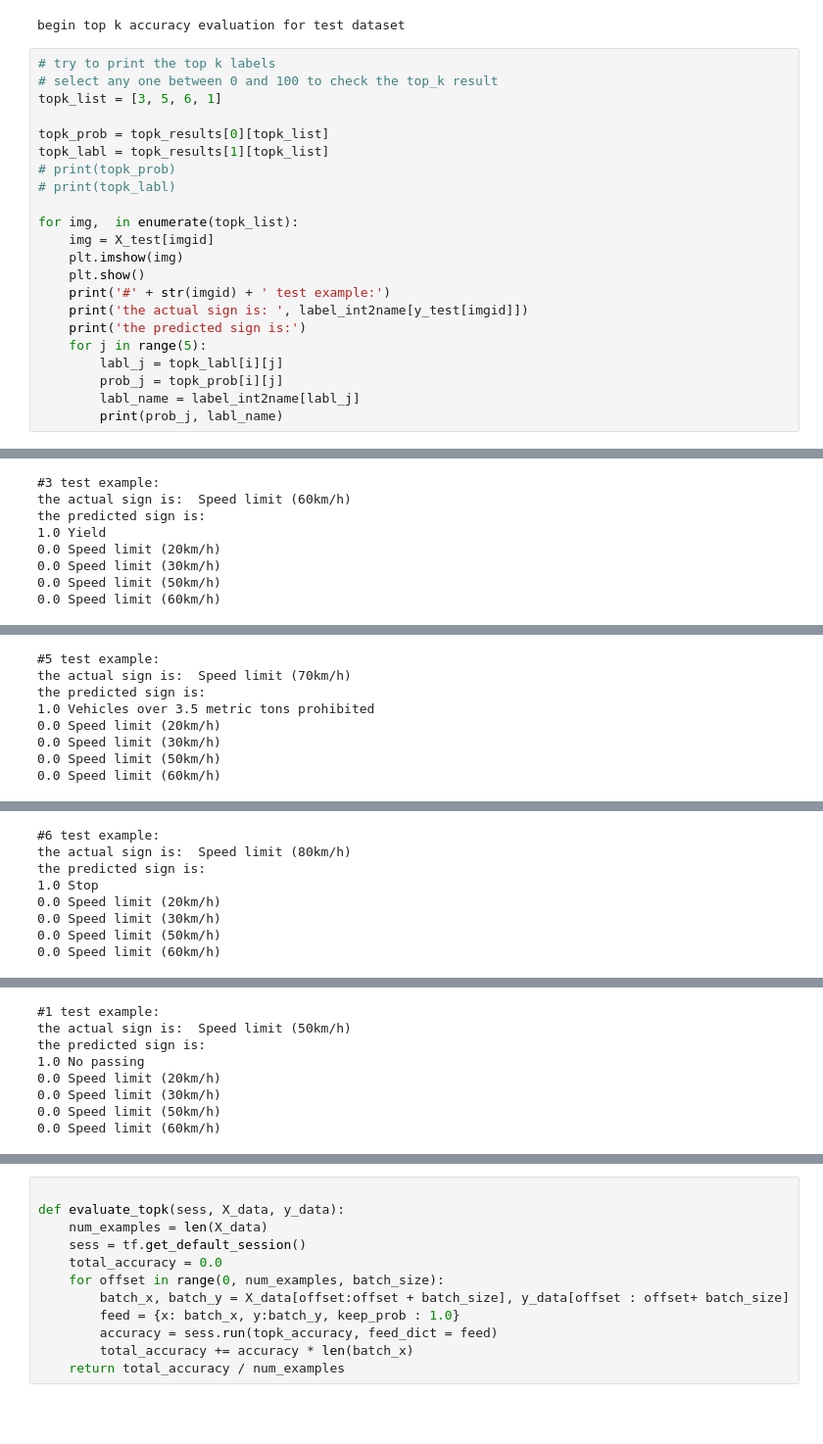
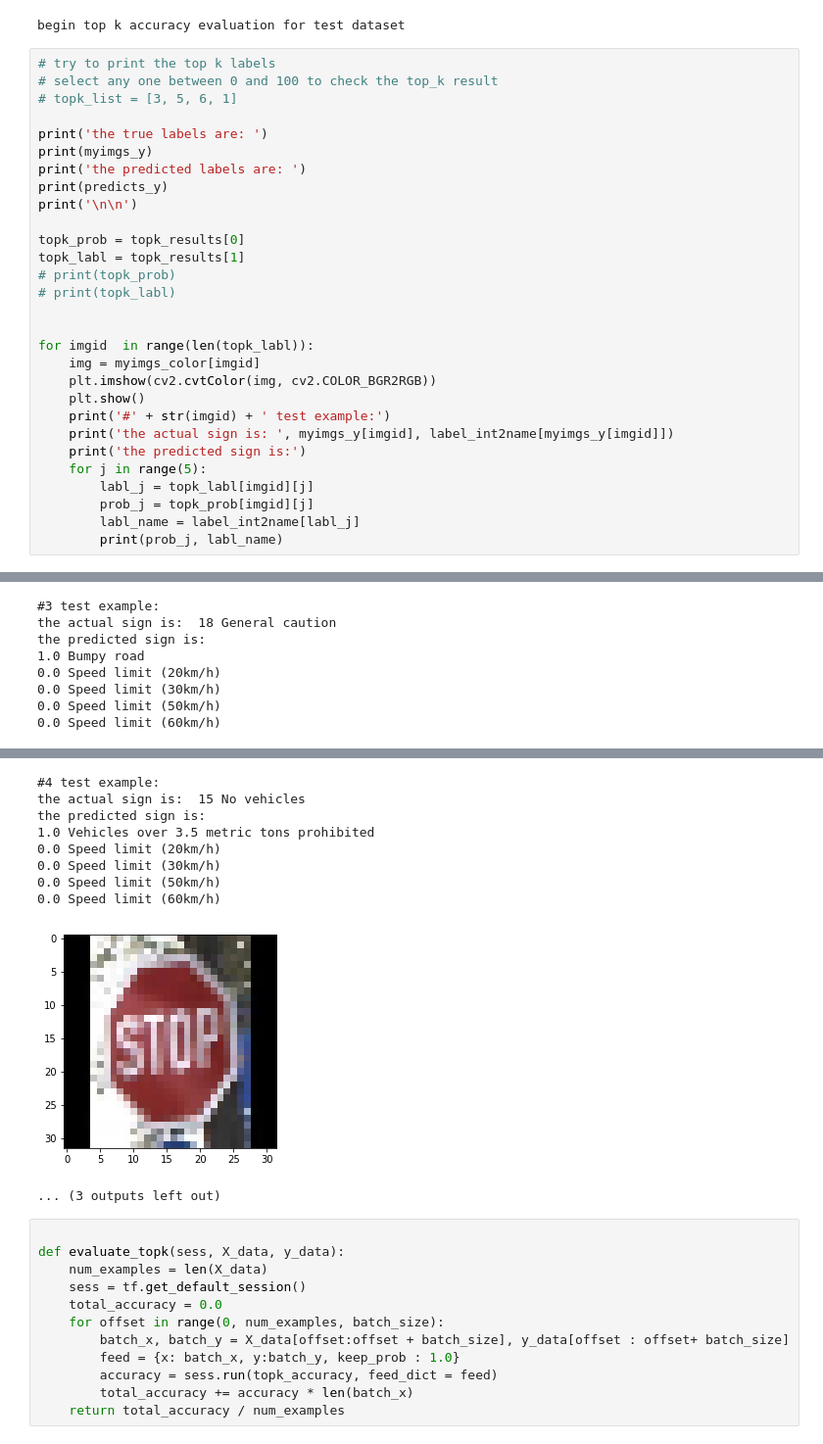
Before and after one commit to easyfly007/autodrive_projects, a Jupyter notebook: proj_traffic_sign_classifier/Traffic_Sign_Classifier.ipynb, the cells around one changed output, grey strips where cells are left out. Shown at 98% size. Cells and saved outputs as stored; diff of their text form; blank space fills up the shorter version.

Commit message:
add the topk result

```diff
--- a/proj_traffic_sign_classifier/Traffic_Sign_Classifier.ipynb
+++ b/proj_traffic_sign_classifier/Traffic_Sign_Classifier.ipynb
@@ -670,23 +669,30 @@ begin top k accuracy evaluation for test dataset
 # %%
 # try to print the top k labels
 # select any one between 0 and 100 to check the top_k result
-topk_list = [3, 5, 6, 1]
+# topk_list = [3, 5, 6, 1]
 
-topk_prob = topk_results[0][topk_list]
-topk_labl = topk_results[1][topk_list]
+print('the true labels are: ')
+print(myimgs_y)
+print('the predicted labels are: ')
+print(predicts_y)
+print('\n\n')
+
+topk_prob = topk_results[0]
+topk_labl = topk_results[1]
 # print(topk_prob)
 # print(topk_labl)
 
-for img,  in enumerate(topk_list):
-    img = X_test[imgid]
-    plt.imshow(img)
+
+for imgid  in range(len(topk_labl)):
+    img = myimgs_color[imgid]
+    plt.imshow(cv2.cvtColor(img, cv2.COLOR_BGR2RGB))
     plt.show()
     print('#' + str(imgid) + ' test example:')
-    print('the actual sign is: ', label_int2name[y_test[imgid]])
+    print('the actual sign is: ', myimgs_y[imgid], label_int2name[myimgs_y[imgid]])
     print('the predicted sign is:')
     for j in range(5):
-        labl_j = topk_labl[i][j]
-        prob_j = topk_prob[i][j]
+        labl_j = topk_labl[imgid][j]
+        prob_j = topk_prob[imgid][j]
         labl_name = label_int2name[labl_j]
         print(prob_j, labl_name)
 # %% [output]
@@ -694,8 +703,0 @@ for img,  in enumerate(topk_list):
-#3 test example:
-the actual sign is:  Speed limit (60km/h)
-the predicted sign is:
-1.0 Yield
-0.0 Speed limit (20km/h)
-0.0 Speed limit (30km/h)
-0.0 Speed limit (50km/h)
-0.0 Speed limit (60km/h)
@@ -703,8 +712,0 @@ the predicted sign is:
-#5 test example:
-the actual sign is:  Speed limit (70km/h)
-the predicted sign is:
-1.0 Vehicles over 3.5 metric tons prohibited
-0.0 Speed limit (20km/h)
-0.0 Speed limit (30km/h)
-0.0 Speed limit (50km/h)
-0.0 Speed limit (60km/h)
@@ -712,8 +721,0 @@ the predicted sign is:
-#6 test example:
-the actual sign is:  Speed limit (80km/h)
-the predicted sign is:
-1.0 Stop
-0.0 Speed limit (20km/h)
-0.0 Speed limit (30km/h)
-0.0 Speed limit (50km/h)
-0.0 Speed limit (60km/h)
@@ -721,8 +731,8 @@ the predicted sign is:
-#1 test example:
-the actual sign is:  Speed limit (50km/h)
-the predicted sign is:
-1.0 No passing
-0.0 Speed limit (20km/h)
-0.0 Speed limit (30km/h)
-0.0 Speed limit (50km/h)
-0.0 Speed limit (60km/h)
+#3 test example:
+the actual sign is:  18 General caution
+the predicted sign is:
+1.0 Bumpy road
+0.0 Speed limit (20km/h)
+0.0 Speed limit (30km/h)
+0.0 Speed limit (50km/h)
+0.0 Speed limit (60km/h)
@@ -729,3 +740,13 @@ the predicted sign is:
+#4 test example:
+the actual sign is:  15 No vehicles
+the predicted sign is:
+1.0 Vehicles over 3.5 metric tons prohibited
+0.0 Speed limit (20km/h)
+0.0 Speed limit (30km/h)
+0.0 Speed limit (50km/h)
+0.0 Speed limit (60km/h)
+[figure, added]
+... (3 outputs left out)
 # %%
 
 def evaluate_topk(sess, X_data, y_data):
```
Also changed, not shown: parts of 4 cells of this notebook.
